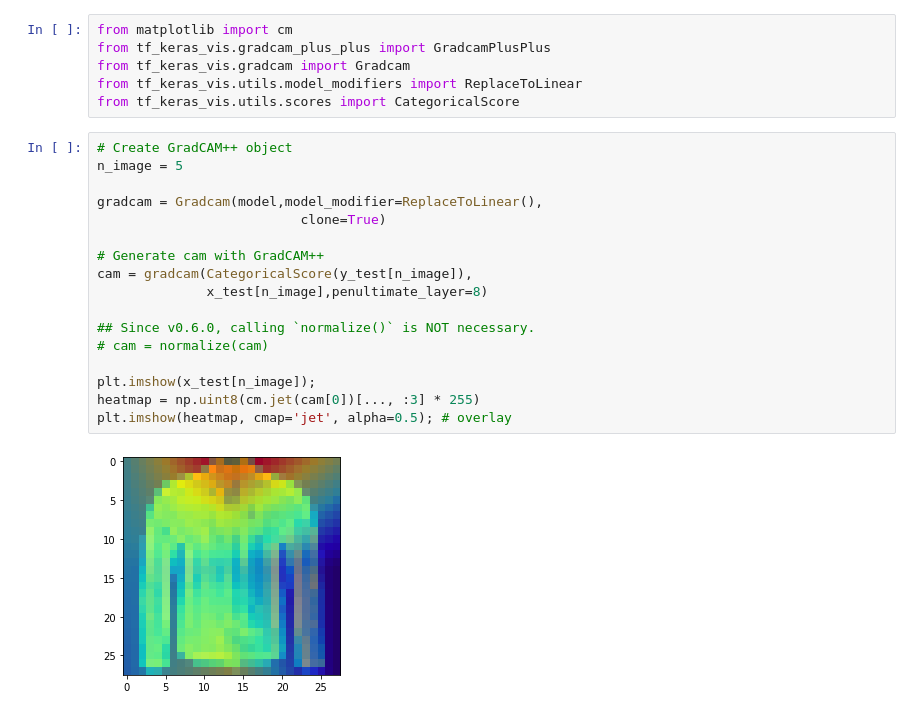
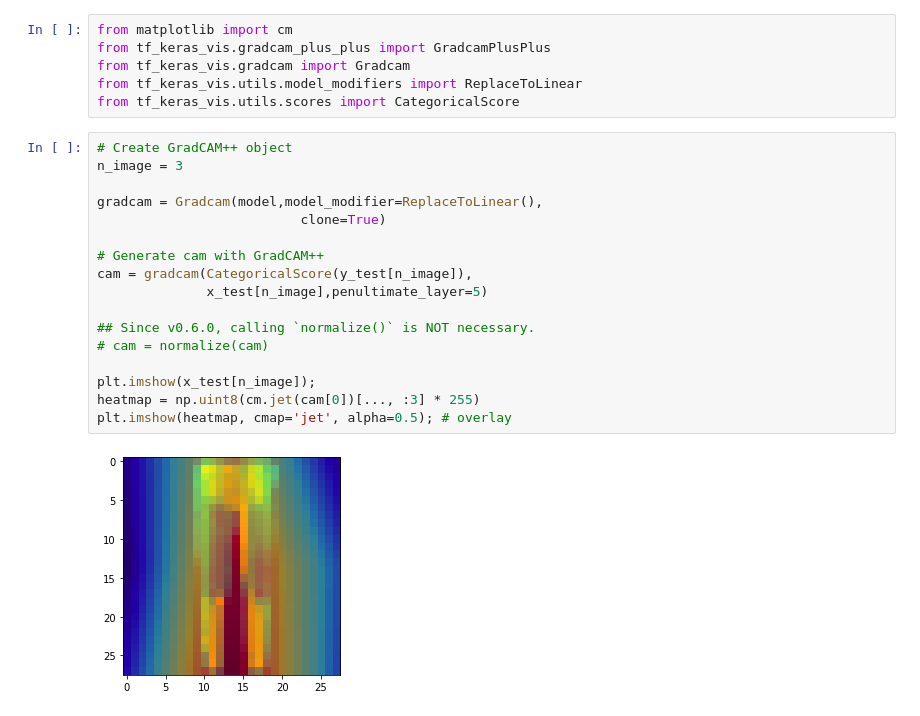
Before and after one commit to peinador/ML_projects, a Jupyter notebook: Fashion-MNIST/CNN_classifyer.ipynb, the cells around one changed output. Drawn from its saved outputs; the diff is of its cells as text.

```diff
--- a/Fashion-MNIST/CNN_classifyer.ipynb
+++ b/Fashion-MNIST/CNN_classifyer.ipynb
@@ -191,20 +168,20 @@ from tf_keras_vis.utils.model_modifiers import ReplaceToLinear
 from tf_keras_vis.utils.scores import CategoricalScore
 # %%
 # Create GradCAM++ object
-n_image = 5
+n_image = 3
 
 gradcam = Gradcam(model,model_modifier=ReplaceToLinear(),
                           clone=True)
 
 # Generate cam with GradCAM++
 cam = gradcam(CategoricalScore(y_test[n_image]),
-              x_test[n_image],penultimate_layer=8)
+              x_test[n_image],penultimate_layer=5)
 
 ## Since v0.6.0, calling `normalize()` is NOT necessary.
 # cam = normalize(cam)
 
 plt.imshow(x_test[n_image]);
 heatmap = np.uint8(cm.jet(cam[0])[..., :3] * 255)
 plt.imshow(heatmap, cmap='jet', alpha=0.5); # overlay
 # %% [output]
-[figure, old version]
+[figure, new version]
```
Also changed, not shown: parts of 11 cells of this notebook, 9 other files.
